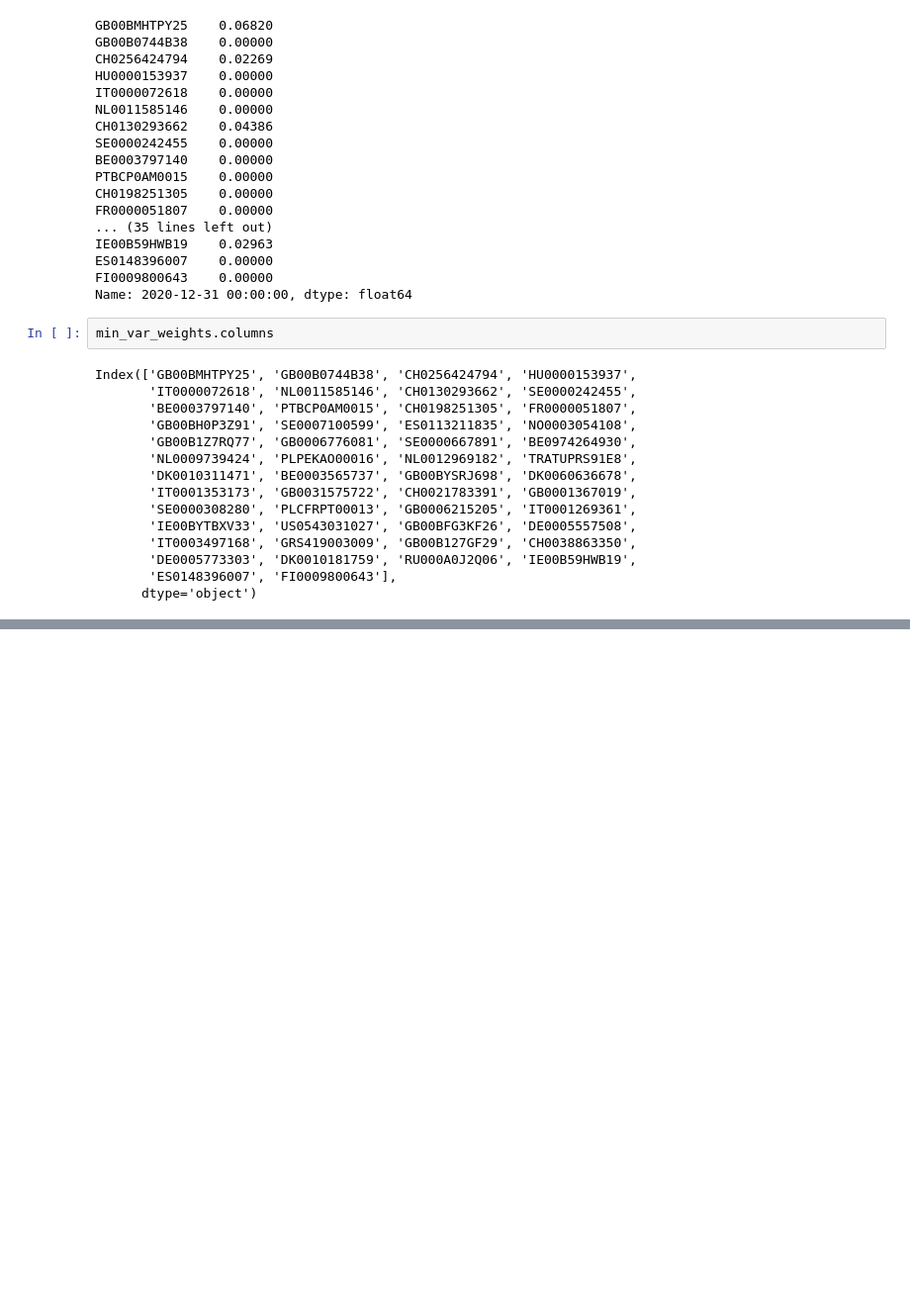
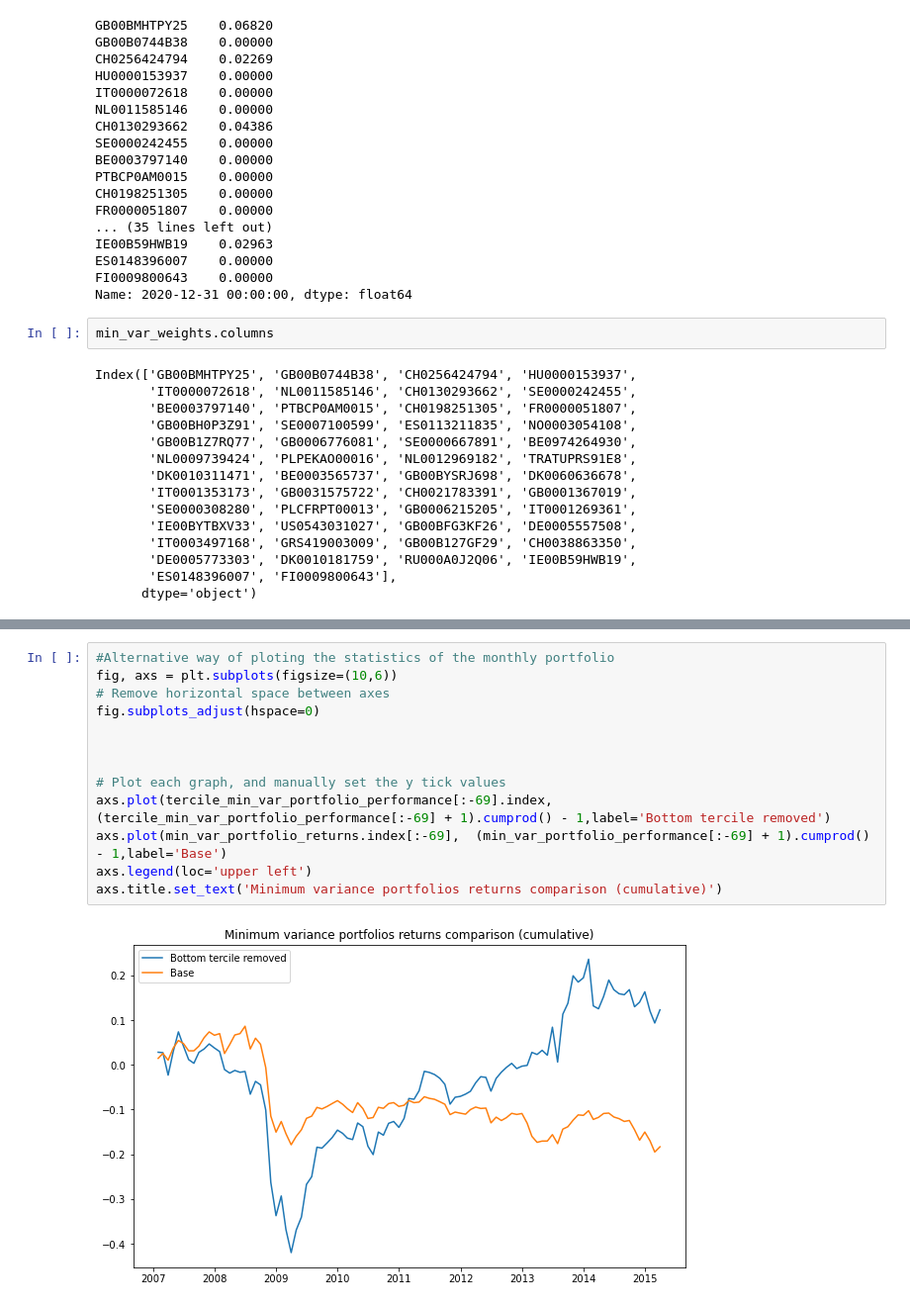
Before and after one commit to 0xMarmelade/FIN-429-Sustainable-finance, a Jupyter notebook: Homework 2/questions_4_5.ipynb, the cells around one changed output, grey strips where cells are left out. Shown at 99% size. Cells and saved outputs as stored; diff of their text form; blank space fills up the shorter version.

```diff
--- a/Homework 2/questions_4_5.ipynb
+++ b/Homework 2/questions_4_5.ipynb
@@ -465,0 +514,15 @@ bar_plot.show()
+# %%
+#Alternative way of ploting the statistics of the monthly portfolio
+fig, axs = plt.subplots(figsize=(10,6))
+# Remove horizontal space between axes
+fig.subplots_adjust(hspace=0)
+
+
+
+# Plot each graph, and manually set the y tick values
+axs.plot(tercile_min_var_portfolio_performance[:-69].index, (tercile_min_var_portfolio_performance[:-69] + 1).cumprod() - 1,label='Bottom tercile removed')
+axs.plot(min_var_portfolio_returns.index[:-69],  (min_var_portfolio_performance[:-69] + 1).cumprod() - 1,label='Base')
+axs.legend(loc='upper left')
+axs.title.set_text('Minimum variance portfolios returns comparison (cumulative)')
+# %% [output]
+[figure, added]
```
Also changed, not shown: parts of 2 cells of this notebook.
